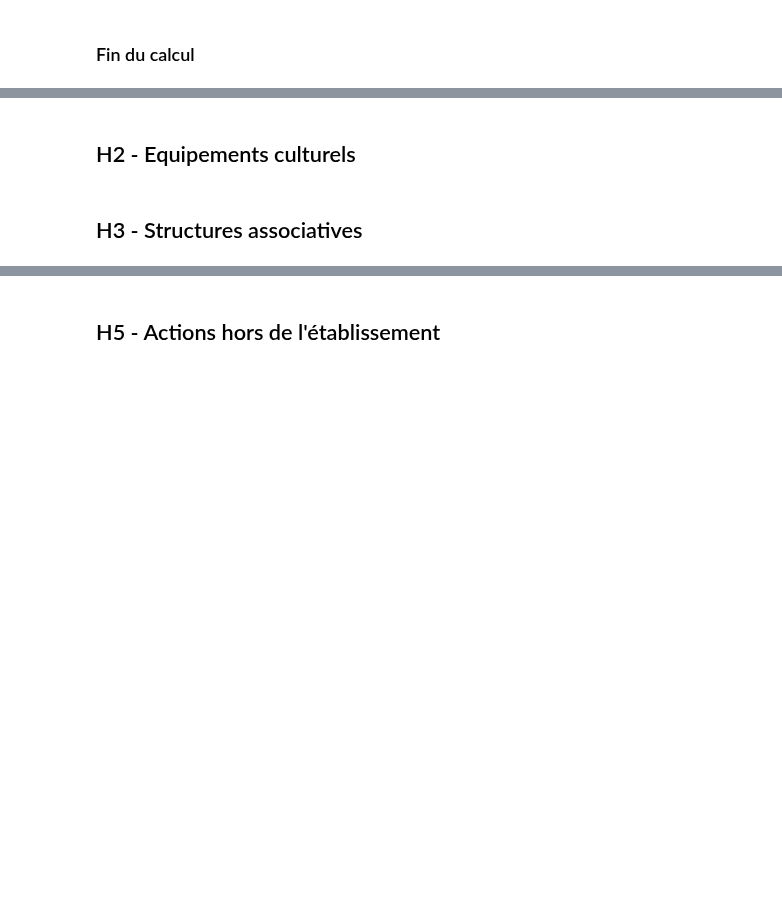
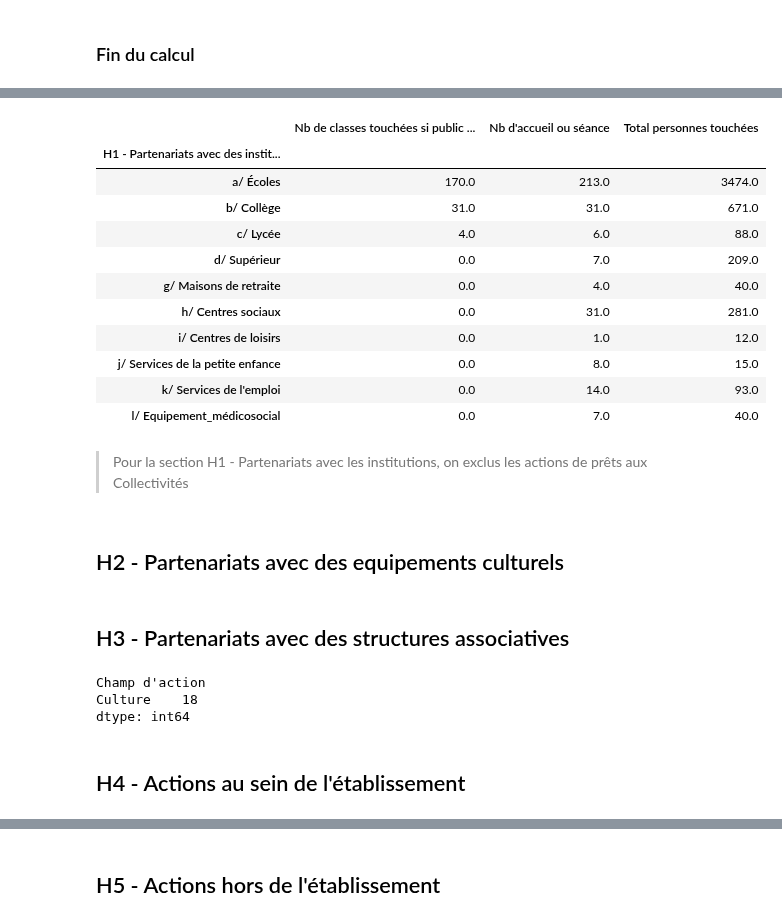
Before and after one commit to medrbx/kibini2, a Jupyter notebook: kibini/notebook_sll.ipynb, the cells around one changed output, grey strips where cells are left out. Cells and saved outputs as stored; diff of their text form; code cells hidden in the pictures; blank space fills up the shorter version.

```diff
--- a/kibini/notebook_sll.ipynb
+++ b/kibini/notebook_sll.ipynb
@@ -1171,7 +1246,39 @@ aecs["Total personnes touchées"] = aecs["Nb enfants touchés"] + aecs["Nb adult
+# %%
+aecs[aecs["nom_feuille"]!="Laetitia D"].pivot_table(index='H1 - Partenariats avec des institutions',
+                                                    values=["Nb de classes touchées si public scolaire",
+                                                            "Nb d'accueil ou séance",
+                                                            "Total personnes touchées"],
+                                                    aggfunc=sum)[["Nb de classes touchées si public scolaire",
+                                                                  "Nb d'accueil ou séance",
+                                                                  "Total personnes touchées"
+                                                                 ]]
+# %% [output]
+|  | Nb de classes touchées si public ... | Nb d'accueil ou séance | Total personnes touchées |
+| H1 - Partenariats avec des instit... |  |  |  |
+| a/ Écoles | 170.0 | 213.0 | 3474.0 |
+| b/ Collège | 31.0 | 31.0 | 671.0 |
+| c/ Lycée | 4.0 | 6.0 | 88.0 |
+| d/ Supérieur | 0.0 | 7.0 | 209.0 |
+| g/ Maisons de retraite | 0.0 | 4.0 | 40.0 |
+| h/ Centres sociaux | 0.0 | 31.0 | 281.0 |
+| i/ Centres de loisirs | 0.0 | 1.0 | 12.0 |
+| j/ Services de la petite enfance | 0.0 | 8.0 | 15.0 |
+| k/ Services de l'emploi | 0.0 | 14.0 | 93.0 |
+| l/ Equipement_médicosocial | 0.0 | 7.0 | 40.0 |
+# %% [markdown]
+> Pour la section H1 - Partenariats avec les institutions, on exclus les actions de prêts aux Collectivités
 # %% [markdown]
-## H2 - Equipements culturels
+## H2 - Partenariats avec des equipements culturels
 # %% [markdown]
-## H3 - Structures associatives
+## H3 - Partenariats avec des structures associatives
+# %%
+aecs[aecs["Structure"]=="Association"].groupby("Champ d'action").size()
+# %% [output]
+Champ d'action
+Culture    18
+dtype: int64
+# %% [markdown]
+## H4 - Actions au sein de l'établissement
 # %%
 (ac.pivot_table(index='sll_type_action',
                columns='sll_type_public',
```
Also changed, not shown: parts of 69 cells of this notebook.
